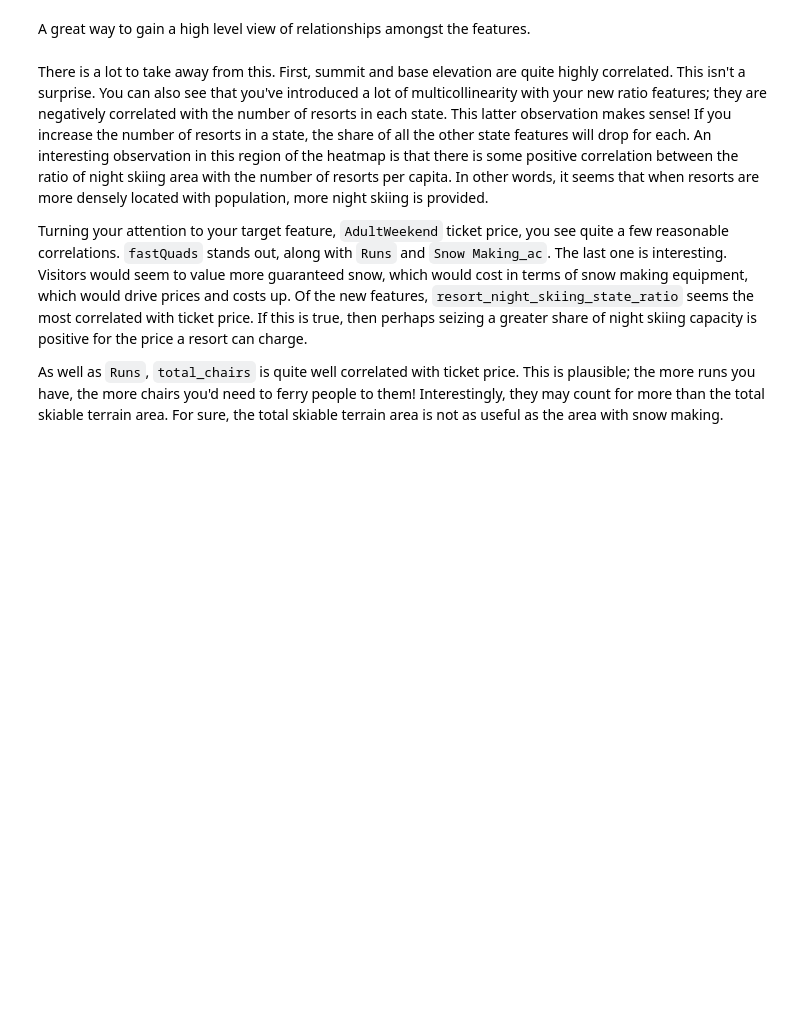
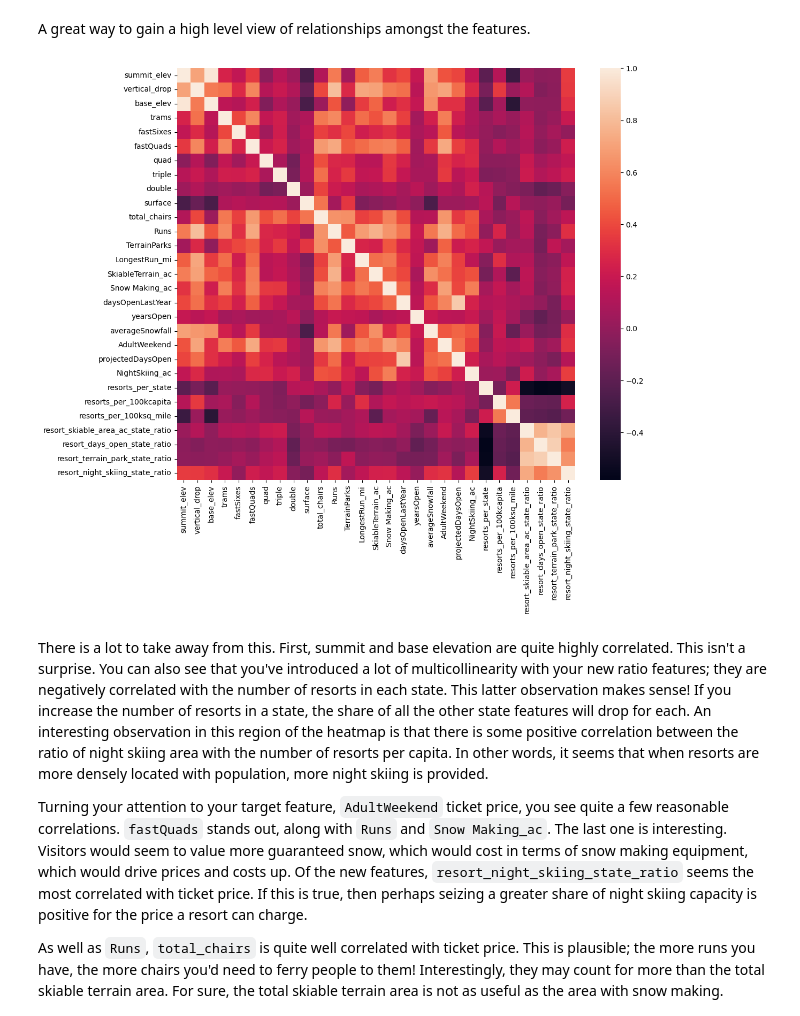
Before and after one commit to DiegoMZD/DataScienceGuidedCapstone, a Jupyter notebook: Notebooks/03_exploratory_data_analysis.ipynb, the cells around one changed output. Cells and saved outputs as stored; diff of their text form; code cells hidden in the pictures; blank space fills up the shorter version.

```diff
--- a/Notebooks/03_exploratory_data_analysis.ipynb
+++ b/Notebooks/03_exploratory_data_analysis.ipynb
@@ -739,9 +759,11 @@ A great way to gain a high level view of relationships amongst the features.
 # %%
 #Code task 12#
 #Show a seaborn heatmap of correlations in ski_data
 #Hint: call pandas' `corr()` method on `ski_data` and pass that into `sns.heatmap`
 plt.subplots(figsize=(12,10))
-sns.___(ski_data.___);
+sns.heatmap(ski_data.select_dtypes(["int","float"]).corr());
+# %% [output]
+[figure, added]
 # %% [markdown]
 There is a lot to take away from this. First, summit and base elevation are quite highly correlated. This isn't a surprise. You can also see that you've introduced a lot of multicollinearity with your new ratio features; they are negatively correlated with the number of resorts in each state. This latter observation makes sense! If you increase the number of resorts in a state, the share of all the other state features will drop for each. An interesting observation in this region of the heatmap is that there is some positive correlation between the ratio of night skiing area with the number of resorts per capita. In other words, it seems that when resorts are more densely located with population, more night skiing is provided.
 
```
Also changed, not shown: parts of 15 cells of this notebook, 1 other file.
